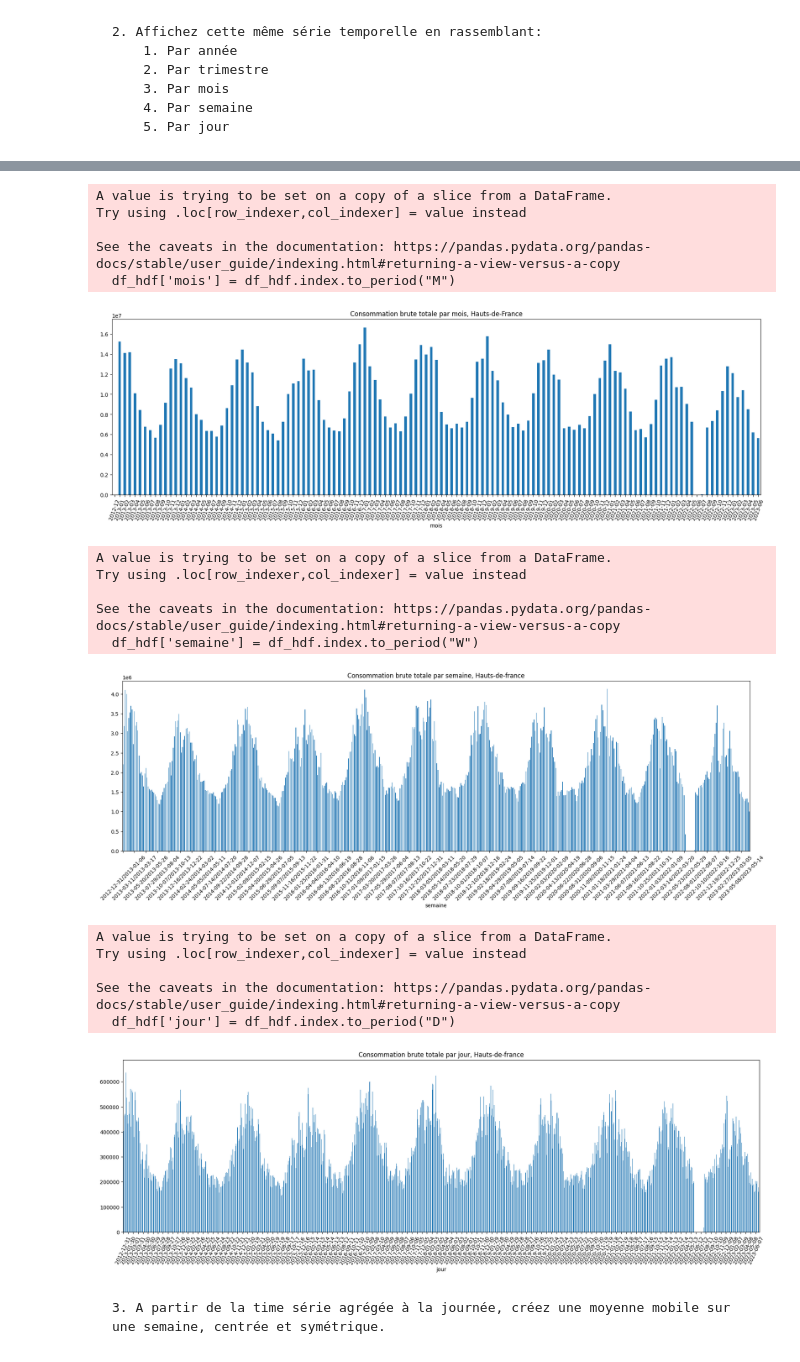
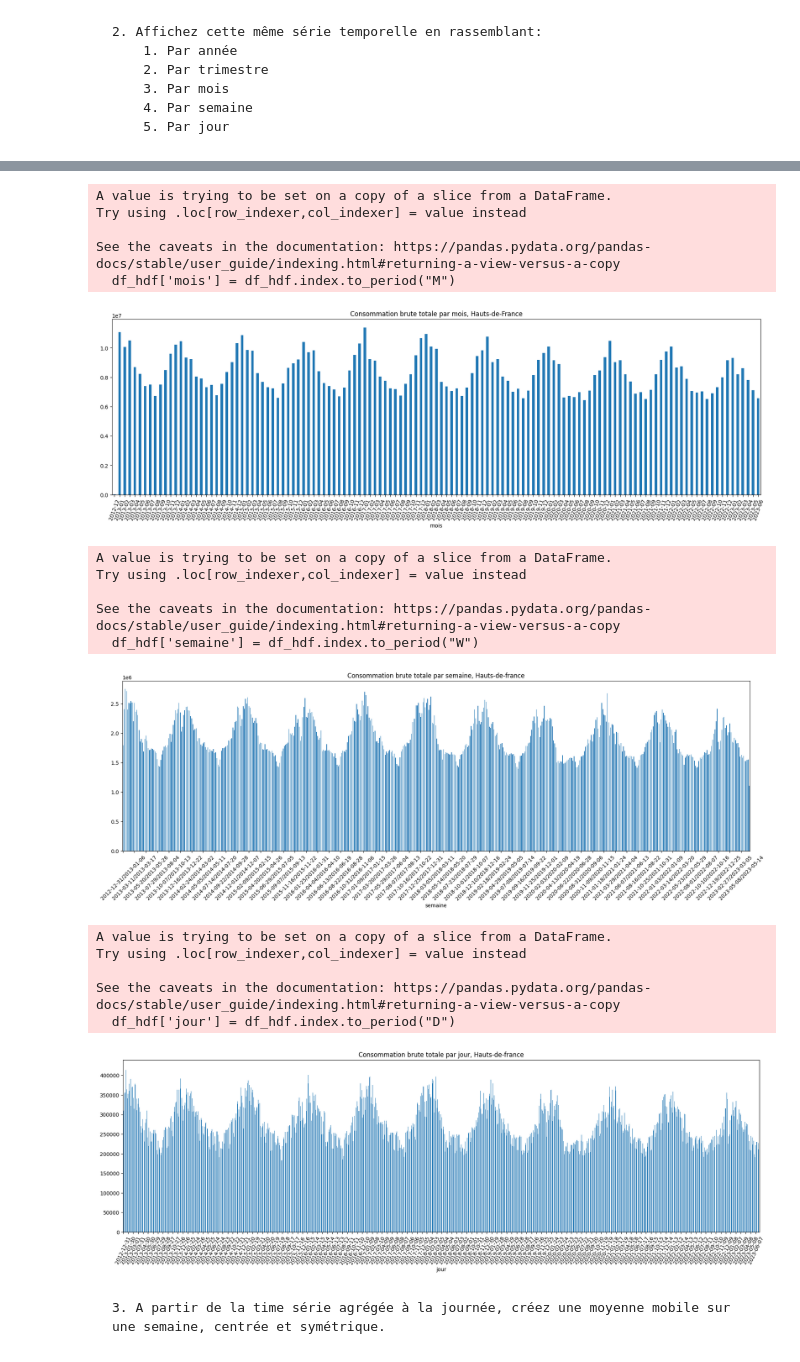
Before and after one commit to ForskyOnly/time_series, a Jupyter notebook: time_series.ipynb, the cells around one changed output, grey strips where cells are left out. Drawn from its saved outputs; the diff is of its cells as text; code cells hidden in the pictures.

```diff
--- a/time_series.ipynb
+++ b/time_series.ipynb
@@ -105,6 +105,6 @@ See the caveats in the documentation: https://pandas.pydata.org/pandas-docs/stab
 # %%
 df_hdf['mois'] = df_hdf.index.to_period("M")
-df_mois = df_hdf.groupby('mois')['consommation_brute_totale'].sum()
+df_mois = df_hdf.groupby('mois')['consommation_brute_electricite_rte'].sum()
 
 plt.figure(figsize=(22, 6))
 df_mois.plot(kind='bar')
@@ -117,10 +117,10 @@ Try using .loc[row_indexer,col_indexer] = value instead
 
 See the caveats in the documentation: https://pandas.pydata.org/pandas-docs/stable/user_guide/indexing.html#returning-a-view-versus-a-copy
   df_hdf['mois'] = df_hdf.index.to_period("M")
-[figure, old version]
+[figure, new version]
 # %%
 df_hdf['semaine'] = df_hdf.index.to_period("W")
-df_semaine = df_hdf.groupby('semaine')['consommation_brute_totale'].sum()
+df_semaine = df_hdf.groupby('semaine')['consommation_brute_electricite_rte'].sum()
 
 plt.figure(figsize=(22, 6))
 df_semaine.plot(kind='bar')
@@ -133,23 +133,23 @@ Try using .loc[row_indexer,col_indexer] = value instead
 
 See the caveats in the documentation: https://pandas.pydata.org/pandas-docs/stable/user_guide/indexing.html#returning-a-view-versus-a-copy
   df_hdf['semaine'] = df_hdf.index.to_period("W")
-[figure, old version]
+[figure, new version]
 # %%
 df_hdf['jour'] = df_hdf.index.to_period("D")
-df_jour = df_hdf.groupby('jour')['consommation_brute_totale'].sum()
+df_jour = df_hdf.groupby('jour')['consommation_brute_electricite_rte'].sum()
 
 plt.figure(figsize=(22, 6))
 df_jour.plot(kind='bar')
 plt.title('Consommation brute totale par jour, Hauts-de-france')
 plt.xticks(ticks=[i for i in range(0, len(df_jour), 30)],rotation=65)
 plt.show()
 # %% [output]
 A value is trying to be set on a copy of a slice from a DataFrame.
 Try using .loc[row_indexer,col_indexer] = value instead
 
 See the caveats in the documentation: https://pandas.pydata.org/pandas-docs/stable/user_guide/indexing.html#returning-a-view-versus-a-copy
   df_hdf['jour'] = df_hdf.index.to_period("D")
-[figure, old version]
+[figure, new version]
 # %% [markdown]
 
     3. A partir de la time série agrégée à la journée, créez une moyenne mobile sur une semaine, centrée et symétrique.
```
Also changed, not shown: parts of 12 cells of this notebook.
